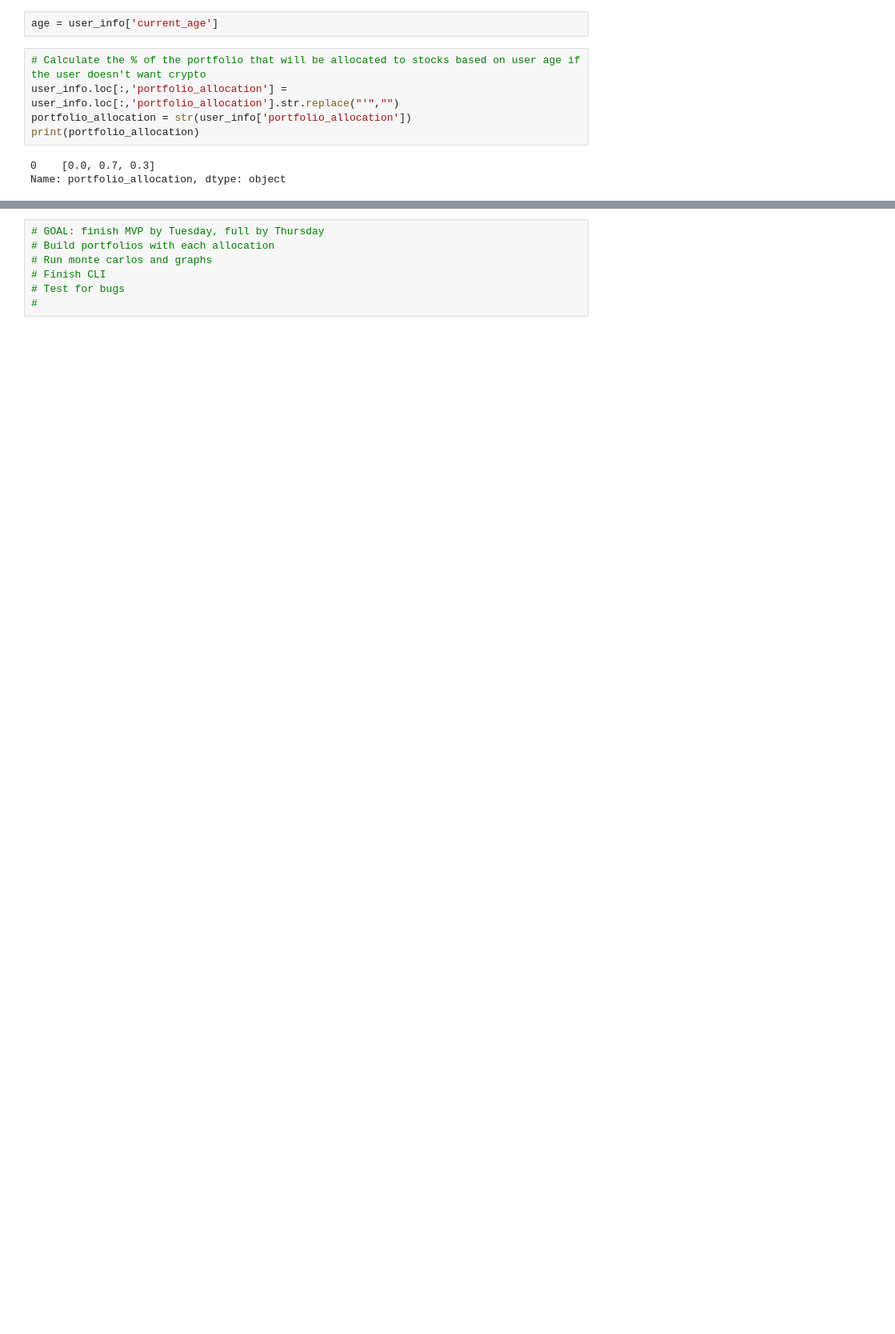
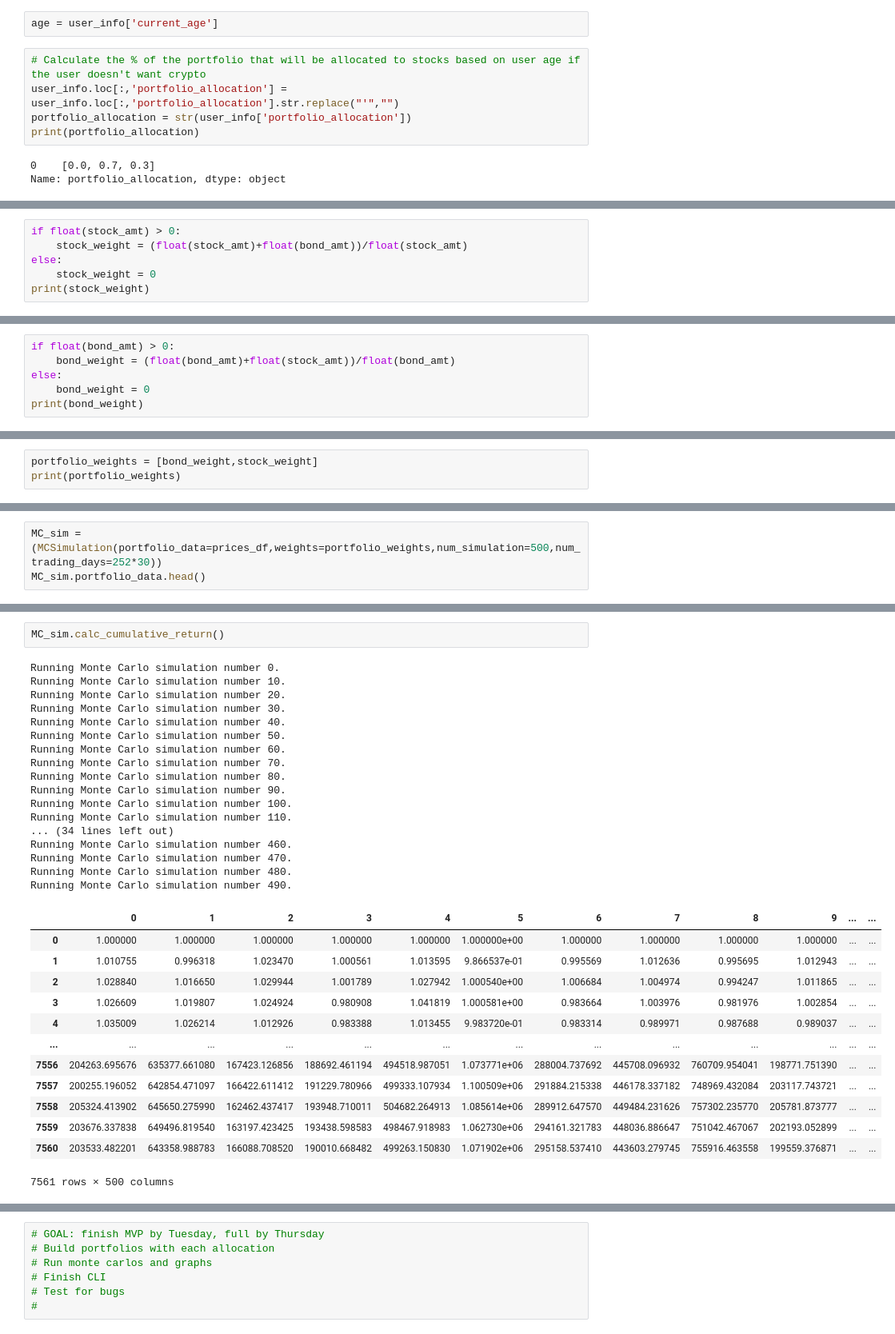
Before and after one commit to billysco/portfolio_perfector, a Jupyter notebook: main_financials.ipynb, the cells around one changed output, grey strips where cells are left out. Shown at 80% size. Saved outputs shown, nothing was run; the diff lists cells and outputs as text; blank space fills up the shorter version.

Commit message:
Changes to main_financials
Fixed allocation problems and ran first monte carlo

```diff
--- a/main_financials.ipynb
+++ b/main_financials.ipynb
@@ -240,0 +268,6 @@ btc_amt = .3*(user_info['current_savings'])
+# %%
+if float(stock_amt) > 0:
+    stock_weight = (float(stock_amt)+float(bond_amt))/float(stock_amt)
+else:
+    stock_weight = 0
+print(stock_weight)
@@ -240,0 +276,6 @@ btc_amt = .3*(user_info['current_savings'])
+# %%
+if float(bond_amt) > 0:
+    bond_weight = (float(bond_amt)+float(stock_amt))/float(bond_amt)
+else:
+    bond_weight = 0
+print(bond_weight)
@@ -240,0 +284,3 @@ btc_amt = .3*(user_info['current_savings'])
+# %%
+portfolio_weights = [bond_weight,stock_weight]
+print(portfolio_weights)
@@ -240,0 +289,3 @@ btc_amt = .3*(user_info['current_savings'])
+# %%
+MC_sim = (MCSimulation(portfolio_data=prices_df,weights=portfolio_weights,num_simulation=500,num_trading_days=252*30))
+MC_sim.portfolio_data.head()
@@ -240,0 +300,33 @@ btc_amt = .3*(user_info['current_savings'])
+# %%
+MC_sim.calc_cumulative_return()
+# %% [output]
+Running Monte Carlo simulation number 0.
+Running Monte Carlo simulation number 10.
+Running Monte Carlo simulation number 20.
+Running Monte Carlo simulation number 30.
+Running Monte Carlo simulation number 40.
+Running Monte Carlo simulation number 50.
+Running Monte Carlo simulation number 60.
+Running Monte Carlo simulation number 70.
+Running Monte Carlo simulation number 80.
+Running Monte Carlo simulation number 90.
+Running Monte Carlo simulation number 100.
+Running Monte Carlo simulation number 110.
+... (34 lines left out)
+Running Monte Carlo simulation number 460.
+Running Monte Carlo simulation number 470.
+Running Monte Carlo simulation number 480.
+Running Monte Carlo simulation number 490.
+|  | 0 | 1 | 2 | 3 | 4 | 5 | 6 | 7 | 8 | 9 | ... | ... |
+| 0 | 1.000000 | 1.000000 | 1.000000 | 1.000000 | 1.000000 | 1.000000e+00 | 1.000000 | 1.000000 | 1.000000 | 1.000000 | ... | ... |
+| 1 | 1.010755 | 0.996318 | 1.023470 | 1.000561 | 1.013595 | 9.866537e-01 | 0.995569 | 1.012636 | 0.995695 | 1.012943 | ... | ... |
+| 2 | 1.028840 | 1.016650 | 1.029944 | 1.001789 | 1.027942 | 1.000540e+00 | 1.006684 | 1.004974 | 0.994247 | 1.011865 | ... | ... |
+| 3 | 1.026609 | 1.019807 | 1.024924 | 0.980908 | 1.041819 | 1.000581e+00 | 0.983664 | 1.003976 | 0.981976 | 1.002854 | ... | ... |
+| 4 | 1.035009 | 1.026214 | 1.012926 | 0.983388 | 1.013455 | 9.983720e-01 | 0.983314 | 0.989971 | 0.987688 | 0.989037 | ... | ... |
+| ... | ... | ... | ... | ... | ... | ... | ... | ... | ... | ... | ... | ... |
+| 7556 | 204263.695676 | 635377.661080 | 167423.126856 | 188692.461194 | 494518.987051 | 1.073771e+06 | 288004.737692 | 445708.096932 | 760709.954041 | 198771.751390 | ... | ... |
+| 7557 | 200255.196052 | 642854.471097 | 166422.611412 | 191229.780966 | 499333.107934 | 1.100509e+06 | 291884.215338 | 446178.337182 | 748969.432084 | 203117.743721 | ... | ... |
+| 7558 | 205324.413902 | 645650.275990 | 162462.437417 | 193948.710011 | 504682.264913 | 1.085614e+06 | 289912.647570 | 449484.231626 | 757302.235770 | 205781.873777 | ... | ... |
+| 7559 | 203676.337838 | 649496.819540 | 163197.423425 | 193438.598583 | 498467.918983 | 1.062730e+06 | 294161.321783 | 448036.886647 | 751042.467067 | 202193.052899 | ... | ... |
+| 7560 | 203533.482201 | 643358.988783 | 166088.708520 | 190010.668482 | 499263.150830 | 1.071902e+06 | 295158.537410 | 443603.279745 | 755916.463558 | 199559.376871 | ... | ... |
+7561 rows × 500 columns
```
Also changed, not shown: parts of 22 cells of this notebook, 1 other file.
